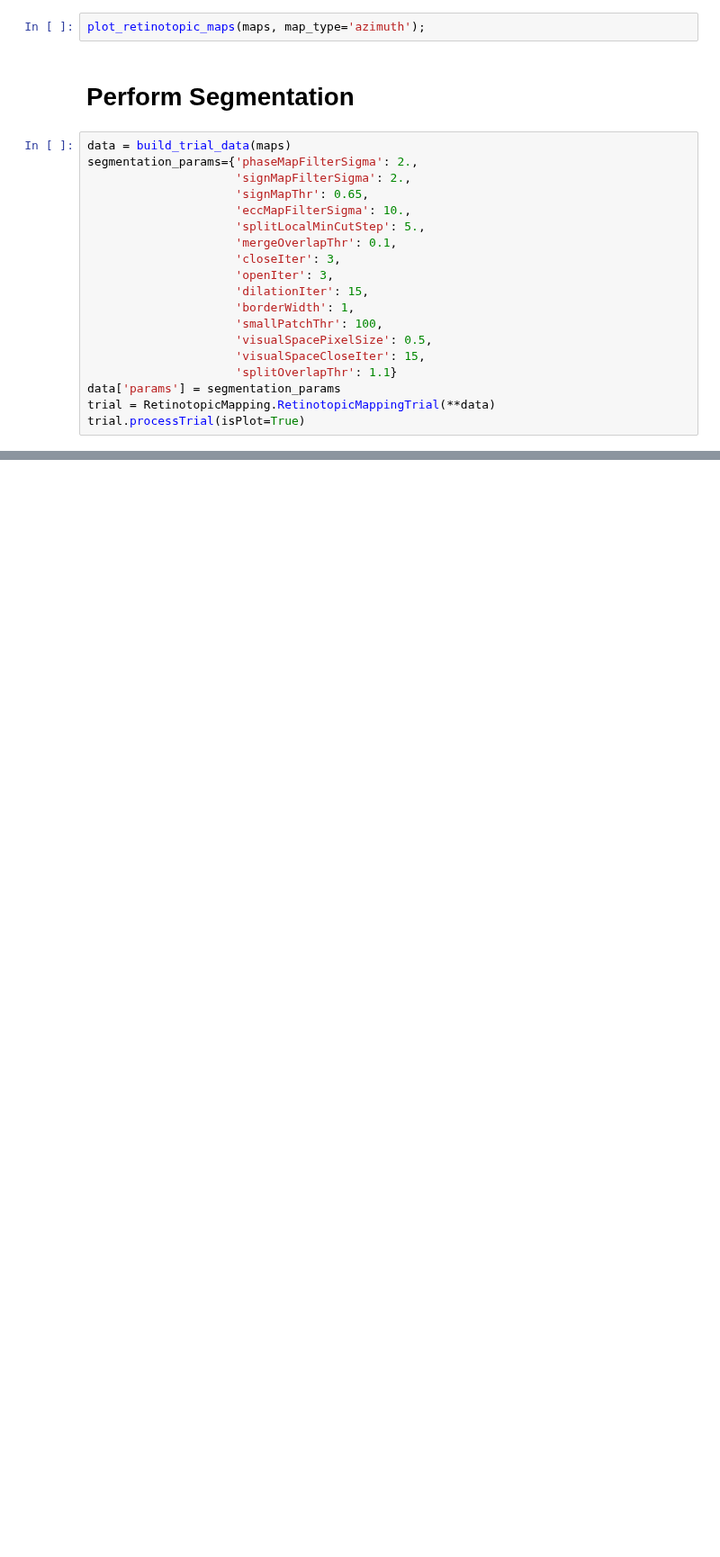
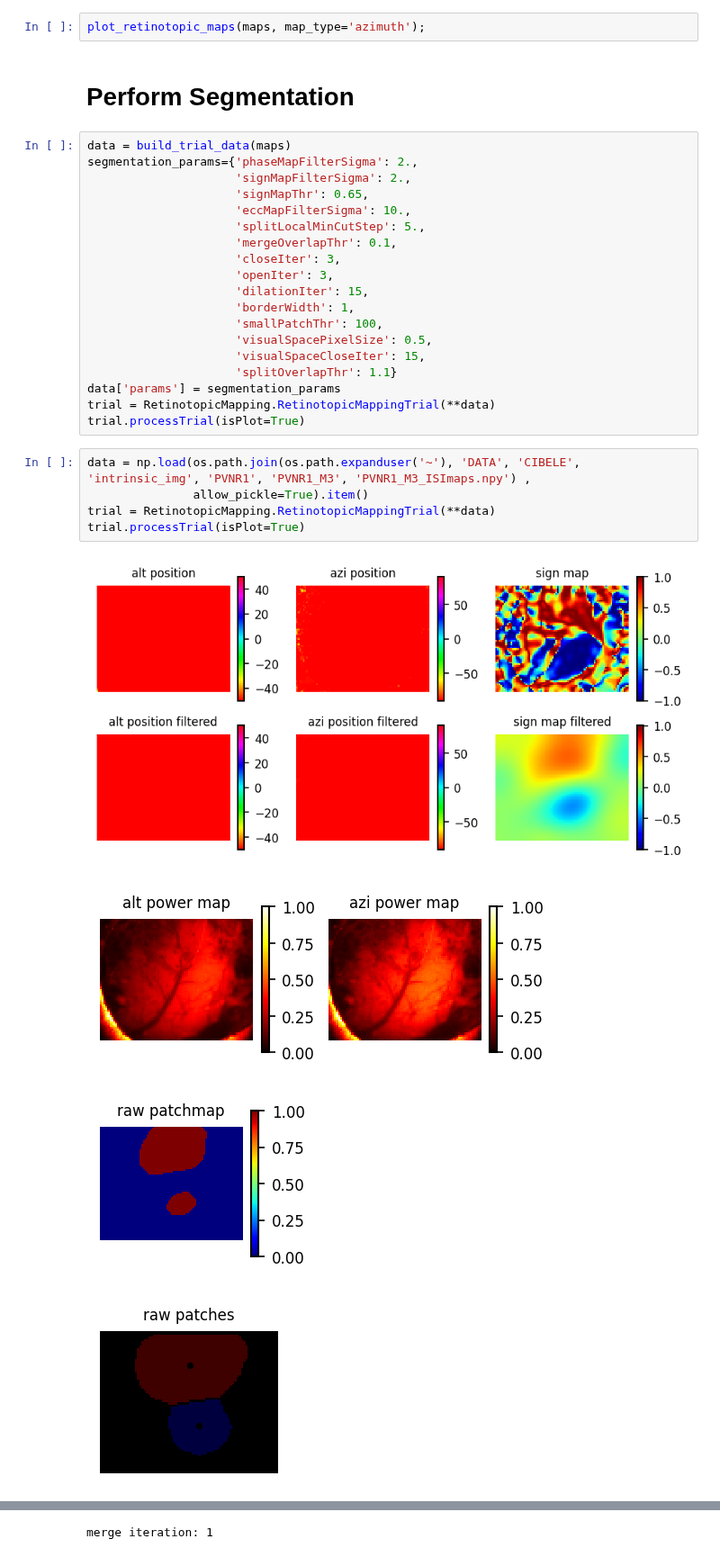
Before and after one commit to LauraGonzalez2000/Lab-notebook, a Jupyter notebook: notebooks/Visual-Areas-Segmentation.ipynb, the cells around one changed output, grey strips where cells are left out. Shown at 90% size. Cells and saved outputs as stored; diff of their text form; blank space fills up the shorter version.

```diff
--- a/notebooks/Visual-Areas-Segmentation.ipynb
+++ b/notebooks/Visual-Areas-Segmentation.ipynb
@@ -72,3 +106,13 @@ segmentation_params={'phaseMapFilterSigma': 2.,
 data['params'] = segmentation_params
 trial = RetinotopicMapping.RetinotopicMappingTrial(**data)
 trial.processTrial(isPlot=True)
+# %%
+data = np.load(os.path.join(os.path.expanduser('~'), 'DATA', 'CIBELE', 'intrinsic_img', 'PVNR1', 'PVNR1_M3', 'PVNR1_M3_ISImaps.npy') ,
+               allow_pickle=True).item()
+trial = RetinotopicMapping.RetinotopicMappingTrial(**data)
+trial.processTrial(isPlot=True)
+# %% [output]
+[figure, added]
+[figure, added]
+[figure, added]
+[figure, added]
@@ -74,0 +126 @@ trial.processTrial(isPlot=True)
+merge iteration: 1
```
Also changed, not shown: parts of 8 cells of this notebook, 7 other files.
